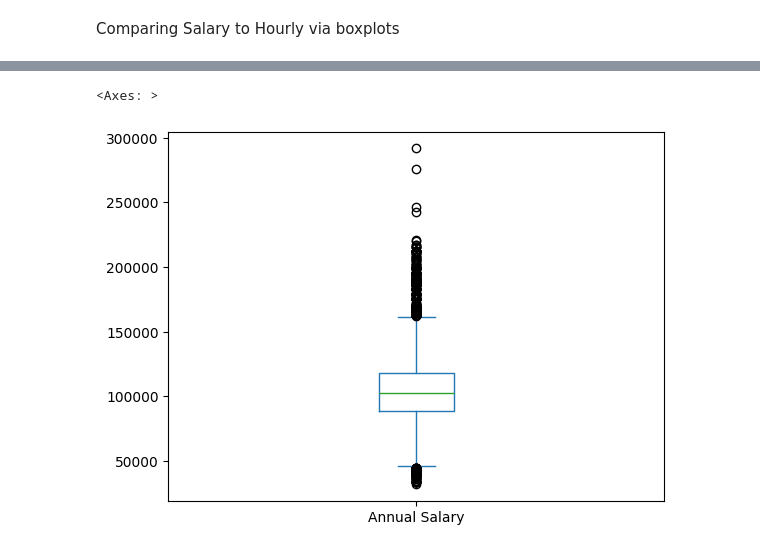
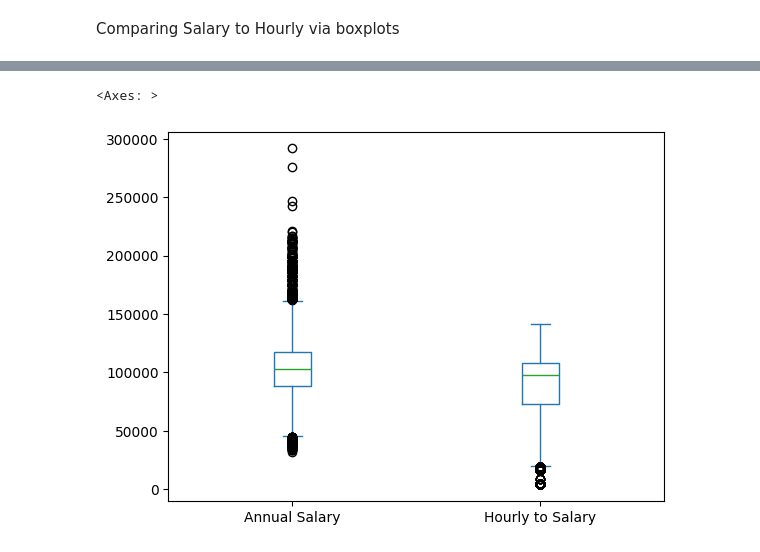
Before and after one commit to DhavalS1/Economic-Analayis-of-Employment-in-Chicago, a Jupyter notebook: Economic Analayis of Employment in Chicago.ipynb, the cells around one changed output, grey strips where cells are left out. Saved outputs shown, nothing was run; the diff lists cells and outputs as text; code cells hidden in the pictures.

```diff
--- a/Economic Analayis of Employment in Chicago.ipynb
+++ b/Economic Analayis of Employment in Chicago.ipynb
@@ -23,7 +23,3 @@ df
 32493 rows × 8 columns
 # %% [markdown]
 ## Descriptive Statistics
-# %%
-#Created a column for hourly to salary
-df["Hourly to Salary"] = df["Typical Hours"] * df["Hourly Rate"]
-df
@@ -44,2 +31,6 @@ df
 # %% [markdown]
 Comparing Salary to Hourly via boxplots
+# %%
+#Created a column for hourly to salary
+df["Hourly to Salary"] = df["Typical Hours"] * df["Hourly Rate"] * 52
+df
@@ -46,5 +51,5 @@ Comparing Salary to Hourly via boxplots
 # %%
-df["Annual Salary"].plot.box()
+df[["Annual Salary", "Hourly to Salary"]].plot.box()
 # %% [output]
 <Axes: >
-[figure, old version]
+[figure, new version]
```
Also changed, not shown: parts of 13 cells of this notebook.
